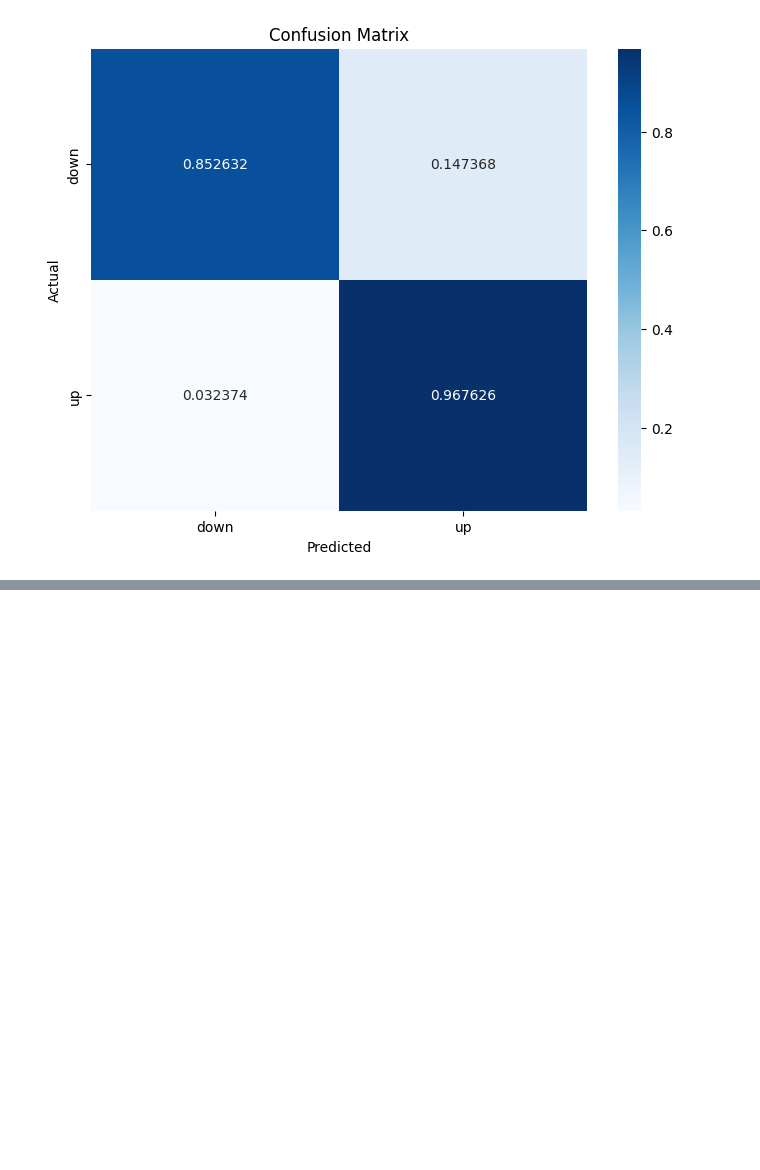
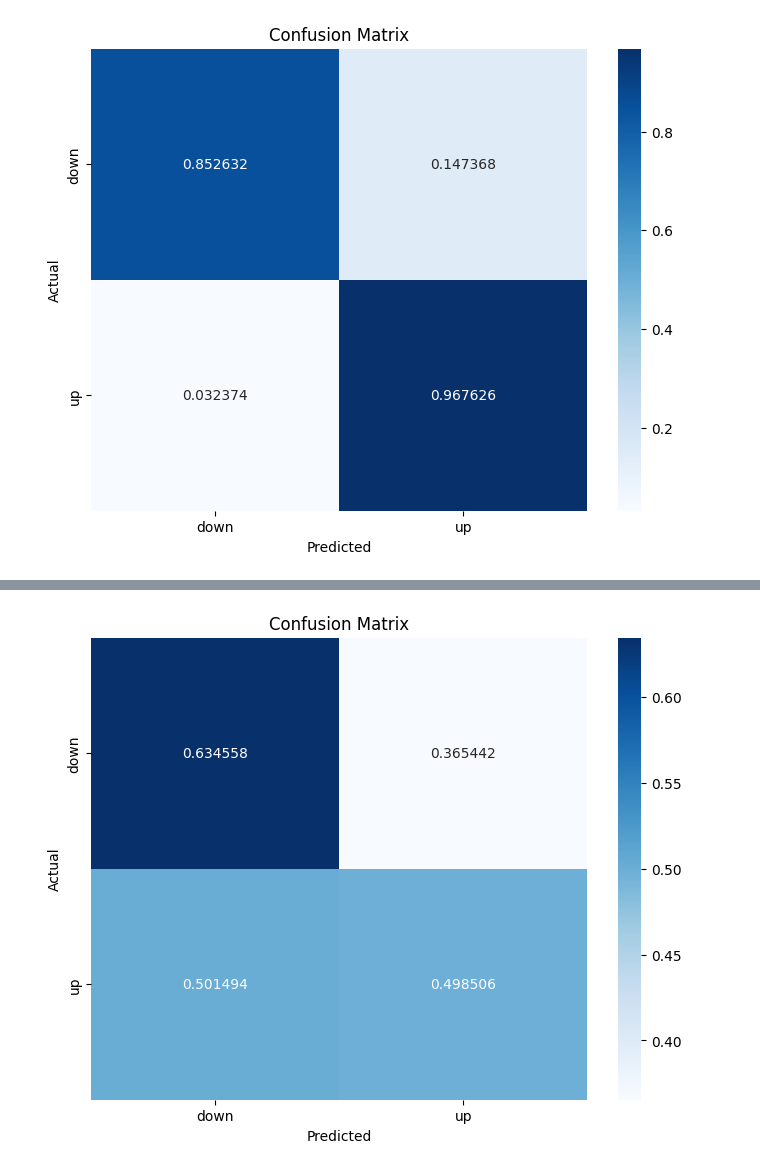
Before and after one commit to OrestisStefanou/InvestorAPI, a Jupyter notebook: analytics/machine_learning/price_prediction_with_fundamentals/notebooks/modelling_v6.ipynb, the cells around one changed output, grey strips where cells are left out. Saved outputs shown, nothing was run; the diff lists cells and outputs as text; code cells hidden in the pictures; blank space fills up the shorter version.

Commit message:
Added KNN and MLP predictions

```diff
--- a/analytics/machine_learning/price_prediction_with_fundamentals/notebooks/modelling_v6.ipynb
+++ b/analytics/machine_learning/price_prediction_with_fundamentals/notebooks/modelling_v6.ipynb
@@ -524,0 +527,92 @@ High prob predictions accuracy: 93.83%
+# %%
+
+import datetime as dt
+import sqlite3
+
+from sklearn.metrics import accuracy_score, confusion_matrix
+import matplotlib.pyplot as plt
+import seaborn as sns
+from sklearn.neighbors import KNeighborsClassifier
+import numpy as np
+from sklearn.preprocessing import (
+    OneHotEncoder,
+)
+from sklearn.pipeline import make_pipeline
+from sklearn.compose import make_column_transformer
+from analytics.machine_learning.price_prediction_with_fundamentals import utils
+import pandas as pd
+
+db_conn = sqlite3.connect('/Users/orestis/MyProjects/InvestorAPI/app/database/ibd.db')
+
+query = '''
+    SELECT *
+    FROM price_prediction_dataset_v2
+    WHERE DATE(Date) <= date('now', '-3 months')
+    ORDER BY DATE(Date)
+'''
+
+dataset = pd.read_sql(query, db_conn)
+dataset.dropna(inplace=True)
+
+# Create categorical target
+bins = [-float('inf'), 0, float('inf')]
+labels = ['down', 'up']
+label_mapping = {0: 'down', 1: 'up'}
+
+dataset['next_three_months_pct_change_range'] = pd.cut(
+    dataset['price_pct_change_next_three_months'],
+    bins=bins,
+    labels=[0, 1],
+    right=False
+)
+
+print("Target value counts")
+print(dataset['next_three_months_pct_change_range'].value_counts())
+
+train_set, test_set = utils.split_data_to_train_and_test(
+    df=dataset,
+    cutoff_date=dt.datetime(2023,8,1),
+    cutoff_date_column_name='Date'
+)
+
+cols_to_drop = ['symbol', 'Date', 'price_pct_change_next_six_months', 'price_pct_change_next_three_months', 'price_pct_change_next_month', 'next_three_months_pct_change_range']
+target_col = 'next_three_months_pct_change_range'
+
+y_train = train_set[target_col]
+X_train = train_set.drop(cols_to_drop, axis=1)
+
+y_test = test_set[target_col]
+X_test = test_set.drop(cols_to_drop, axis=1)
+
+# categorical_columns = ['sector', 'last_three_months_pct_change_range']
+column_transformer = make_column_transformer(
+    (
+        OneHotEncoder(), ['sector']
+    ),
+    remainder='passthrough'
+)
+
+knn_classifier = make_pipeline(
+    column_transformer,
+    KNeighborsClassifier()
+)
+
+knn_classifier.fit(X_train, y_train)
+y_pred_knn_classifier = knn_classifier.predict(X_test)
+
+accuracy = accuracy_score(y_test, y_pred_knn_classifier)
+print(f"Overall Accuracy: {accuracy:.2%}")
+
+y_test_labels = [label_mapping[y] for y in y_test]
+y_pred_labels = [label_mapping[y] for y in y_pred_knn_classifier]
+# Plot the confusion matrix
+conf_matrix = confusion_matrix(y_test_labels, y_pred_labels, labels=labels, normalize='true')
+
+# Plot confusion matrix using seaborn
+plt.figure(figsize=(8, 6))
+sns.heatmap(conf_matrix, annot=True, fmt='f', cmap='Blues', xticklabels=labels, yticklabels=labels)
+plt.title('Confusion Matrix')
+plt.xlabel('Predicted')
+plt.ylabel('Actual')
+plt.show()
+# %% [output]
@@ -524,0 +624 @@ High prob predictions accuracy: 93.83%
+[figure, added]
```
Also changed, not shown: parts of 12 cells of this notebook.
